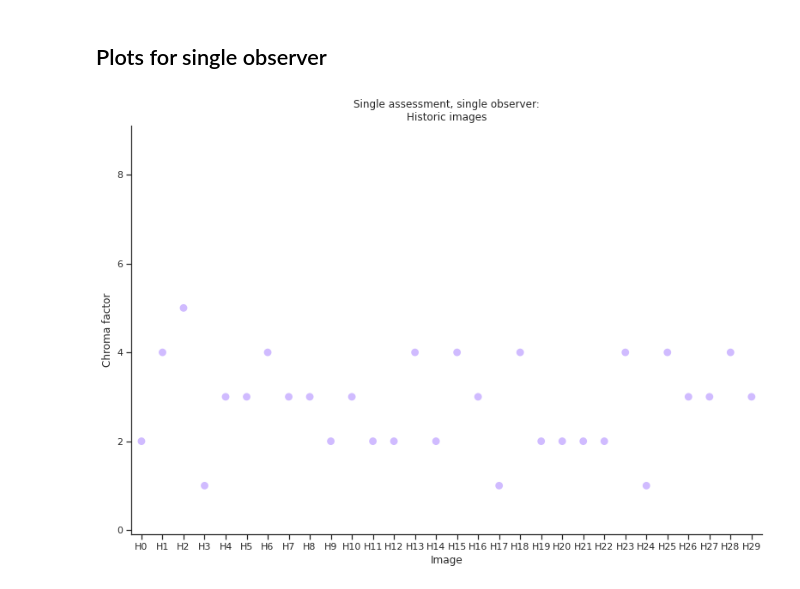
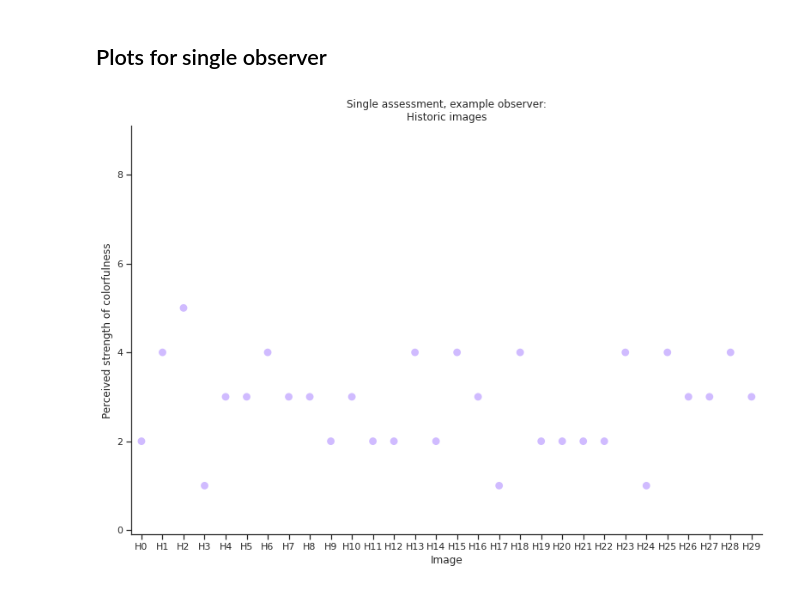
Before and after one commit to Thrrym/PerceptionAndImageQuality, a Jupyter notebook: analysis/single.ipynb, the cells around one changed output. Drawn from its saved outputs; the diff is of its cells as text; code cells hidden in the pictures.

Commit message:
Plots fixed.

```diff
--- a/analysis/single.ipynb
+++ b/analysis/single.ipynb
@@ -271,21 +280,21 @@ df_observer = df[df["observer"] == 10]
 # %%
 g = sns.catplot(
     x='id',
     y='normalise',
     data=df_observer[df_observer["type"] == "H"],
     kind='point',
     ci='sd',
     palette=sns_palette_historic
 )
 
 g.fig.set_size_inches(sns_plot_size)
 g.set(ylim = sns_ylim)
 
-g.set_axis_labels("Image", "Chroma factor")
-g.set(title="Single assessment, single observer:\nHistoric images")
+g.set_axis_labels("Image", "Perceived strength of colorfulness")
+g.set(title="Single assessment, example observer:\nHistoric images")
 
 sns.despine()
 
 g.savefig("single_observer_historic.png", dpi=400)
 # %% [output]
-[figure, old version]
+[figure, new version]
```
Also changed, not shown: parts of 3 cells of this notebook, 1 other file.
